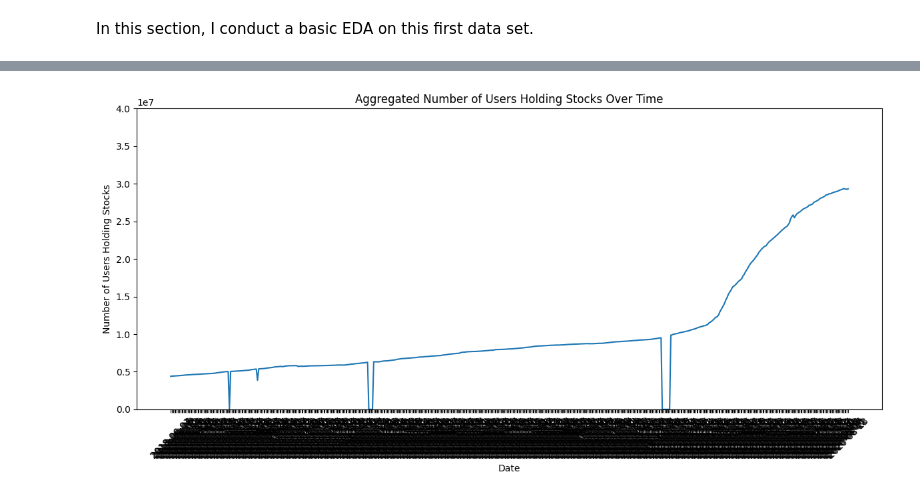
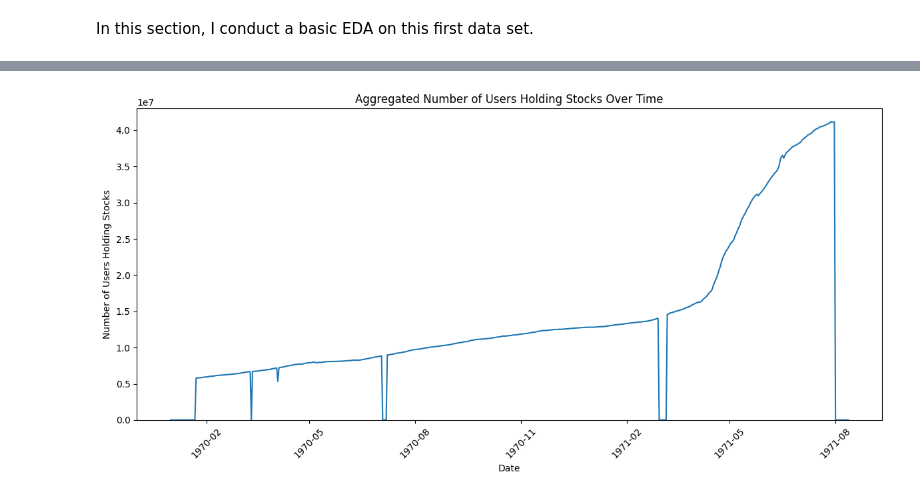
Before and after one commit to YVYX04/Bachelor_Thesis, a Jupyter notebook: notebooks/CRSP_RH/01_EDA.ipynb, the cells around one changed output, grey strips where cells are left out. Saved outputs shown, nothing was run; the diff lists cells and outputs as text; code cells hidden in the pictures.

```diff
--- a/notebooks/CRSP_RH/01_EDA.ipynb
+++ b/notebooks/CRSP_RH/01_EDA.ipynb
@@ -61,19 +61,31 @@ df.head()
 # %%
+import matplotlib.dates as mdates
+
 # for each day, compute the aggregated number of users_close
-users_holding = df.groupby("date")["users_close"].sum()
+users_holding = (
+    df.groupby("date")["users_close"]
+    .sum()
+    .sort_index()
+)
 
-# plot the aggregated number of users_close over time
-plt.figure(figsize=(12, 6))
-sns.lineplot(x=users_holding.index, y=users_holding.values)
-plt.ylim(0, 4 * 10e6)
-plt.title("Aggregated Number of Users Holding Stocks Over Time")
-plt.xlabel("Date")
-plt.ylabel("Number of Users Holding Stocks")
+# plot
+fig, ax = plt.subplots(figsize=(12, 6))
+sns.lineplot(x=users_holding.index, y=users_holding.values, ax=ax)
+
+ax.set_ylim(0, 4.3 * 10e6)
+ax.set_title("Aggregated Number of Users Holding Stocks Over Time")
+ax.set_xlabel("Date")
+ax.set_ylabel("Number of Users Holding Stocks")
+
+# show fewer ticks
+ax.xaxis.set_major_locator(mdates.MonthLocator(interval=3))   # one tick every 3 months
+ax.xaxis.set_major_formatter(mdates.DateFormatter("%Y-%m"))
+
 plt.xticks(rotation=45)
 plt.tight_layout()
 plt.show()
 # %% [output]
-[figure, old version]
+[figure, new version]
 # %%
 # summary statistics of users_close and users_last
 df.describe().T
```
Also changed, not shown: parts of 11 cells of this notebook, 7 other files.
